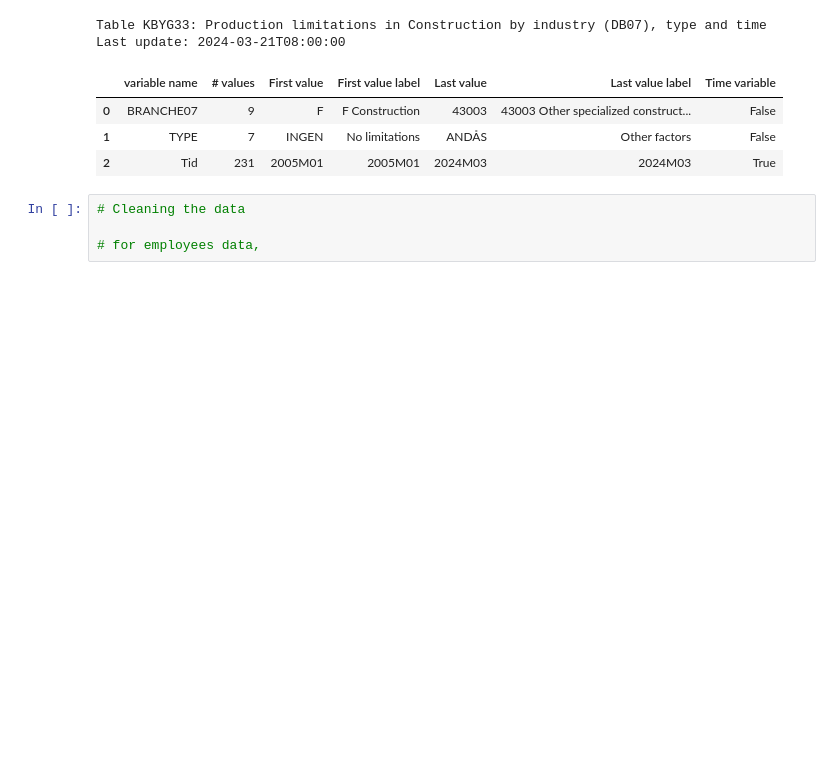
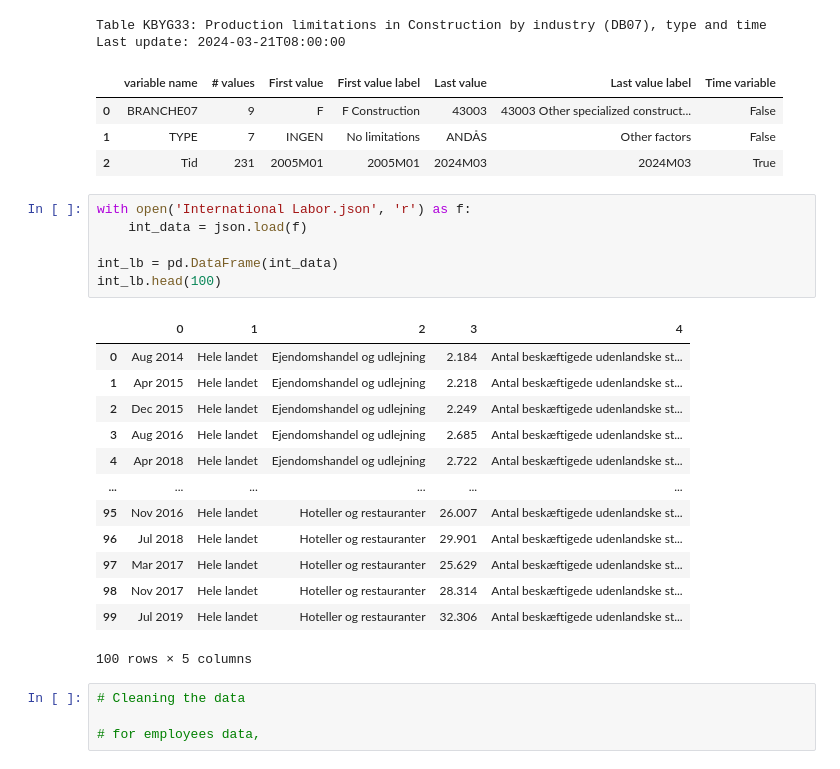
Before and after one commit to NumEconCopenhagen/Projects_2024_Emma-Anna-Oscar, a Jupyter notebook: dataproject/dataproject.ipynb, the cells around one changed output. Drawn from its saved outputs; the diff is of its cells as text; blank space fills up the shorter version.

Commit message:
reading of json file

```diff
--- a/dataproject/dataproject.ipynb
+++ b/dataproject/dataproject.ipynb
@@ -93,6 +93,26 @@ Last update: 2024-03-21T08:00:00
 | 0 | BRANCHE07 | 9 | F | F Construction | 43003 | 43003 Other specialized construct... | False |
 | 1 | TYPE | 7 | INGEN | No limitations | ANDÅS | Other factors | False |
 | 2 | Tid | 231 | 2005M01 | 2005M01 | 2024M03 | 2024M03 | True |
+# %%
+with open('International Labor.json', 'r') as f:
+    int_data = json.load(f)
+
+int_lb = pd.DataFrame(int_data)
+int_lb.head(100)
+# %% [output]
+|  | 0 | 1 | 2 | 3 | 4 |
+| 0 | Aug 2014 | Hele landet | Ejendomshandel og udlejning | 2.184 | Antal beskæftigede udenlandske st... |
+| 1 | Apr 2015 | Hele landet | Ejendomshandel og udlejning | 2.218 | Antal beskæftigede udenlandske st... |
+| 2 | Dec 2015 | Hele landet | Ejendomshandel og udlejning | 2.249 | Antal beskæftigede udenlandske st... |
+| 3 | Aug 2016 | Hele landet | Ejendomshandel og udlejning | 2.685 | Antal beskæftigede udenlandske st... |
+| 4 | Apr 2018 | Hele landet | Ejendomshandel og udlejning | 2.722 | Antal beskæftigede udenlandske st... |
+| ... | ... | ... | ... | ... | ... |
+| 95 | Nov 2016 | Hele landet | Hoteller og restauranter | 26.007 | Antal beskæftigede udenlandske st... |
+| 96 | Jul 2018 | Hele landet | Hoteller og restauranter | 29.901 | Antal beskæftigede udenlandske st... |
+| 97 | Mar 2017 | Hele landet | Hoteller og restauranter | 25.629 | Antal beskæftigede udenlandske st... |
+| 98 | Nov 2017 | Hele landet | Hoteller og restauranter | 28.314 | Antal beskæftigede udenlandske st... |
+| 99 | Jul 2019 | Hele landet | Hoteller og restauranter | 32.306 | Antal beskæftigede udenlandske st... |
+100 rows × 5 columns
 # %%
 # Cleaning the data
 
```
Also changed, not shown: parts of 2 cells of this notebook.
